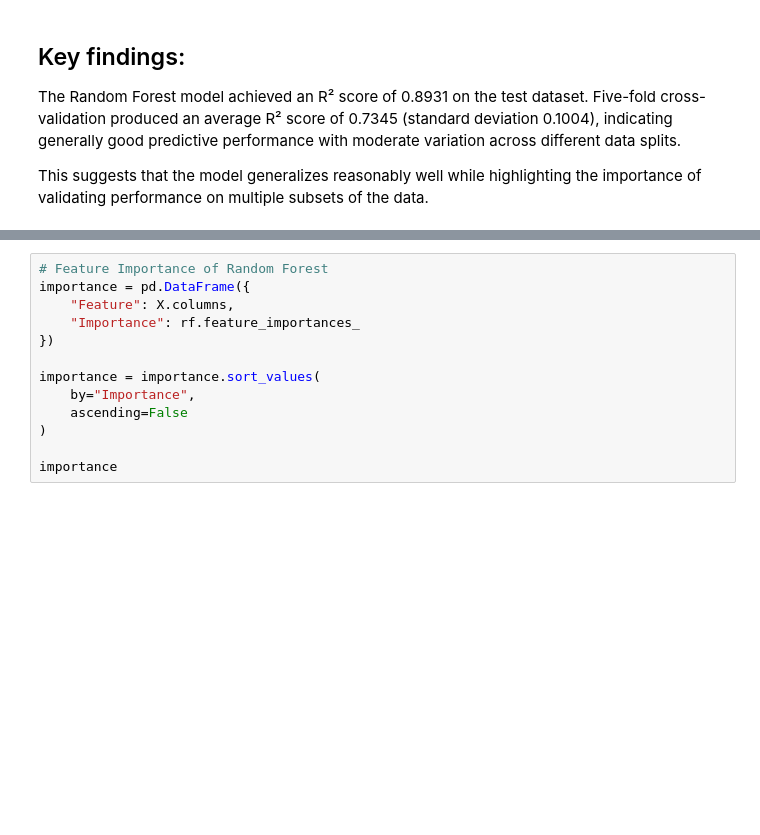
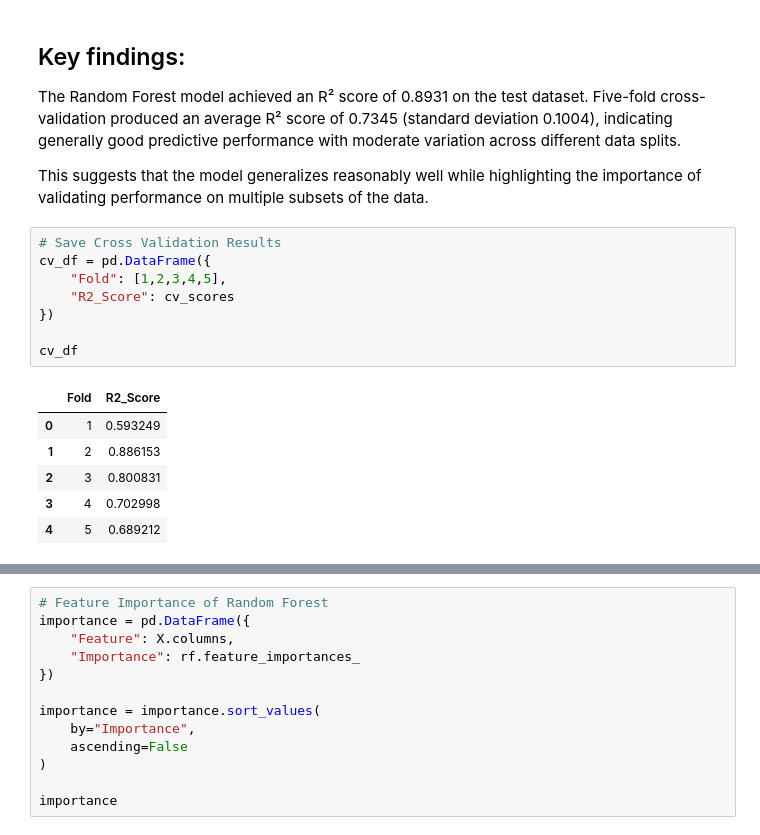
Before and after one commit to saravanabst/insurance-cost-prediction, a Jupyter notebook: notebooks/Model_Evaluation_Interpretability.ipynb, the cells around one changed output, grey strips where cells are left out. Drawn from its saved outputs; the diff is of its cells as text; blank space fills up the shorter version.

```diff
--- a/notebooks/Model_Evaluation_Interpretability.ipynb
+++ b/notebooks/Model_Evaluation_Interpretability.ipynb
@@ -57,3 +57,18 @@ Standard Deviation of R² Scores: 0.10039275569340597
 The Random Forest model achieved an R² score of 0.8931 on the test dataset. Five-fold cross-validation produced an average R² score of 0.7345 (standard deviation 0.1004), indicating generally good predictive performance with moderate variation across different data splits.
 
 This suggests that the model generalizes reasonably well while highlighting the importance of validating performance on multiple subsets of the data.
+# %%
+# Save Cross Validation Results
+cv_df = pd.DataFrame({
+    "Fold": [1,2,3,4,5],
+    "R2_Score": cv_scores
+})
+
+cv_df
+# %% [output]
+|  | Fold | R2_Score |
+| 0 | 1 | 0.593249 |
+| 1 | 2 | 0.886153 |
+| 2 | 3 | 0.800831 |
+| 3 | 4 | 0.702998 |
+| 4 | 5 | 0.689212 |
```
Also changed, not shown: parts of 3 cells of this notebook, 3 other files.
